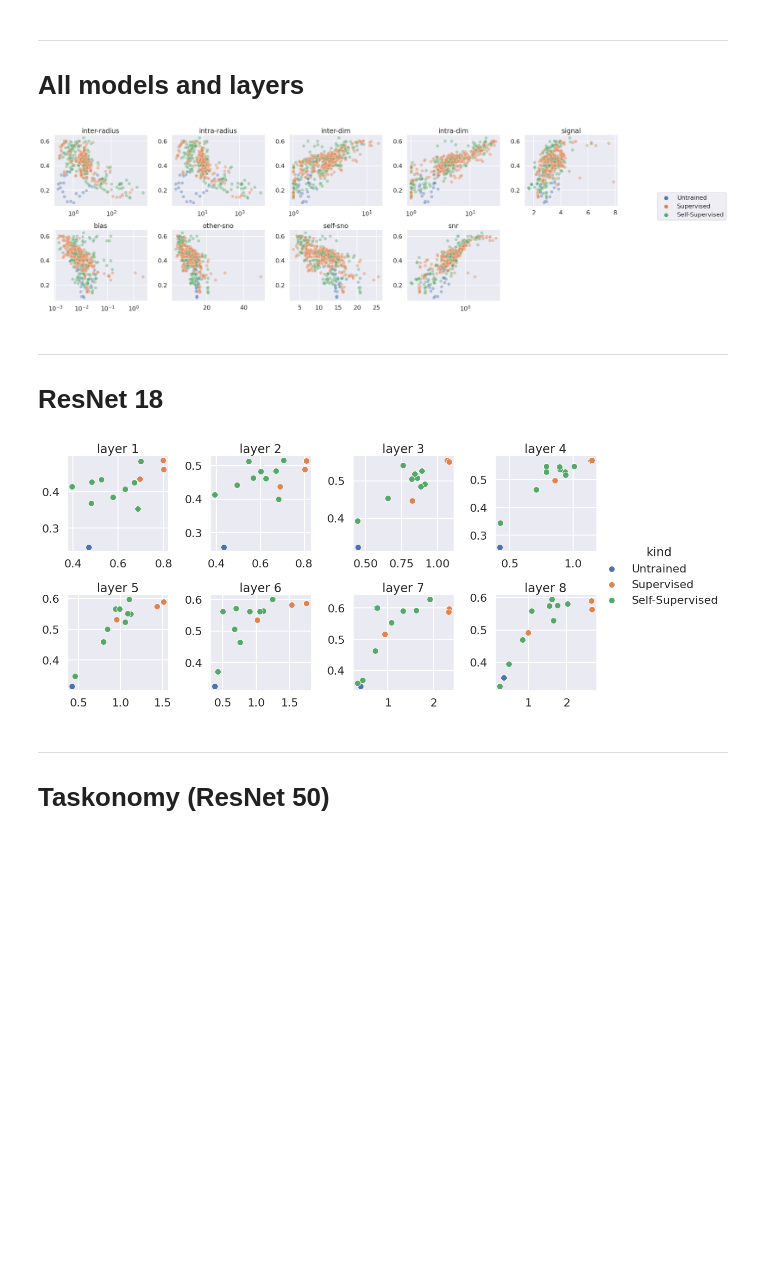
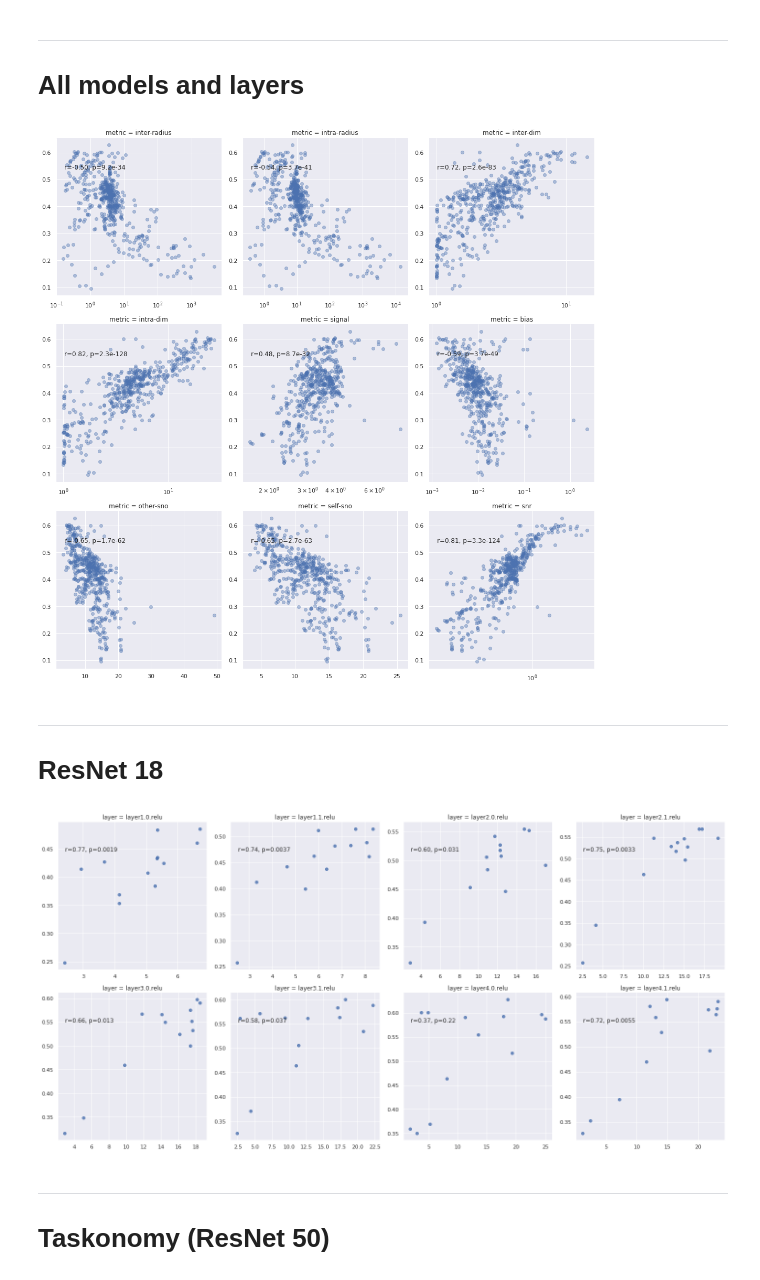
Before and after one commit to EricElmoznino/encoder_dimensionality, a Jupyter notebook: notebooks/encoding_vs_manifolds.ipynb, the cells around one changed output. Cells and saved outputs as stored; diff of their text form; code cells hidden in the pictures; blank space fills up the shorter version.

```diff
--- a/notebooks/encoding_vs_manifolds.ipynb
+++ b/notebooks/encoding_vs_manifolds.ipynb
@@ -2,13 +2,13 @@
 import sys
 sys.path.append('../')
 import pandas as pd
-import seaborn as sns; sns.set(style='darkgrid', context='poster')
+import seaborn as sns; sns.set(style='darkgrid', context='notebook')
 from matplotlib import pyplot as plt
 from matplotlib.gridspec import GridSpec
-from figures.plotting import plot_metrics_vs_other, plot_correlations
+from figures.plotting import annotate_corr_grid
 
 benchmark = 'bonner.Object2Vec.pls.roi=LOC'
-man_metric = 'signal-noise-ratio (mean)'
+man_metric = 'intra-dim'
 pooling_enc = False
 dataset_man = 'imagenet'
 pooling_man = True
@@ -23,12 +23,20 @@ metric_label_map = {'between-concept dimensionality': 'inter-dim', 'between-conc
                     'bias (mean)': 'bias', 'signal (mean)': 'signal', 'signal-noise-ratio (mean)': 'snr',
                     'other signal-noise-overlap (mean)': 'other-sno', 'self signal-noise-overlap (mean)': 'self-sno',
                     'within-concept dimensionality (mean)': 'intra-dim', 'within-concept radius (mean)': 'intra-radius'}
-metric_short_labels = [metric_label_map[c] for c in metric_columns]
+metric_columns = [metric_label_map[m] for m in metric_columns]
+data = data.rename(columns=metric_label_map)
+
+metric_stds = [c for c in data.columns if '(std)' in c]
+data = data.drop(columns=metric_stds)
+
 tf_to_pt_layer_map = {'encode_2': 'layer1.0.relu', 'encode_3': 'layer1.1.relu',
                       'encode_4': 'layer2.0.relu', 'encode_5': 'layer2.1.relu',
                       'encode_6': 'layer3.0.relu', 'encode_7': 'layer3.1.relu',
                       'encode_8': 'layer4.0.relu', 'encode_9': 'layer4.1.relu'}
 data.loc[:, 'layer'] = data['layer'].replace(tf_to_pt_layer_map)
 
+data = data.melt(id_vars=[c for c in data.columns if c not in metric_columns],
+                 value_vars=metric_columns, var_name='metric', value_name='metric_value')
+
 data.head()
 # %% [output]
@@ -43,34 +50,25 @@ data.head()
 ---
 # All models and layers
 # %%
-results = data
-
-fig, axs = plot_metrics_vs_other(data=results, xs=metric_columns, y='score', hue='kind',
-                                 labels=metric_short_labels, fig_kwargs={'figsize': (30, 10)}, plt_kwargs={'alpha': 0.4})
-axs[0].set_xscale('log')
-axs[1].set_xscale('log')
-axs[2].set_xscale('log')
-axs[3].set_xscale('log')
-axs[5].set_xscale('log')
-axs[8].set_xscale('log')
+g = sns.lmplot(data=data, x='metric_value', y='score', col='metric', col_wrap=3,
+               scatter_kws={'alpha':0.4}, sharex=False, sharey=False, height=5, fit_reg=False)
+for i in [0, 1, 2, 3, 4, 5, 8]:
+    g.axes[i].set_xscale('log')
+annotate_corr_grid(g, x='metric_value', y='score')
 plt.show()
 # %% [output]
-[figure, old version]
+[figure, new version]
 # %% [markdown]
 ---
 # ResNet 18
 # %%
-results = data[(data.architecture == 'ResNet18')]
-g = plot_correlations(data=results, x=man_metric, y='score', hue='kind', grid='layer',
-                      grid_kwargs={'height': 4, 'sharex': False, 'sharey': False, 'col_wrap': 4})
-for i, ax in enumerate(g.axes.flat):
-    ax.set_title(f'layer {i + 1}')
-g.set(xlabel=None, ylabel=None)
-plt.tight_layout()
-g.add_legend()
+results = data[(data.architecture == 'ResNet18') & (data.metric == man_metric)]
+g = sns.lmplot(data=results, x='metric_value', y='score', col='layer', col_wrap=4,
+               sharex=False, sharey=False, height=5, fit_reg=False)
+annotate_corr_grid(g, x='metric_value', y='score')
 plt.show()
 # %% [output]
-[figure, old version]
+[figure, new version]
 # %% [markdown]
 ---
 # Taskonomy (ResNet 50)
```
Also changed, not shown: parts of 2 cells of this notebook, 3 other files.
